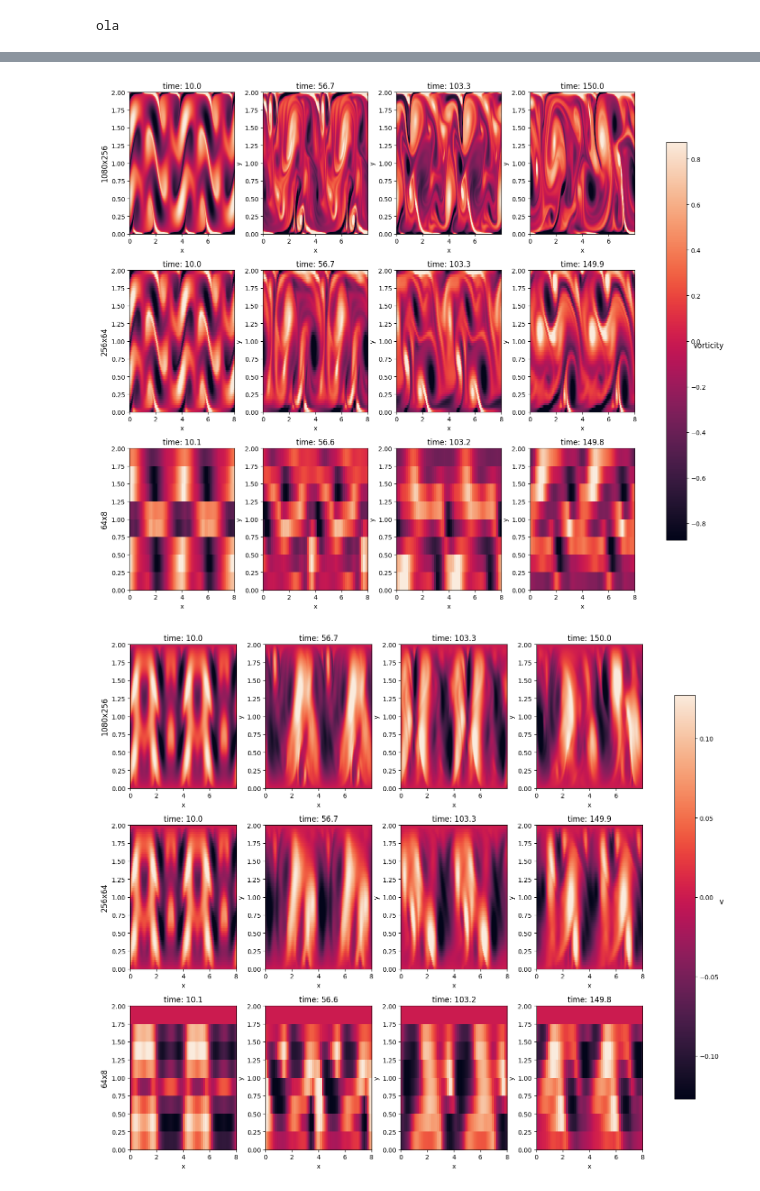
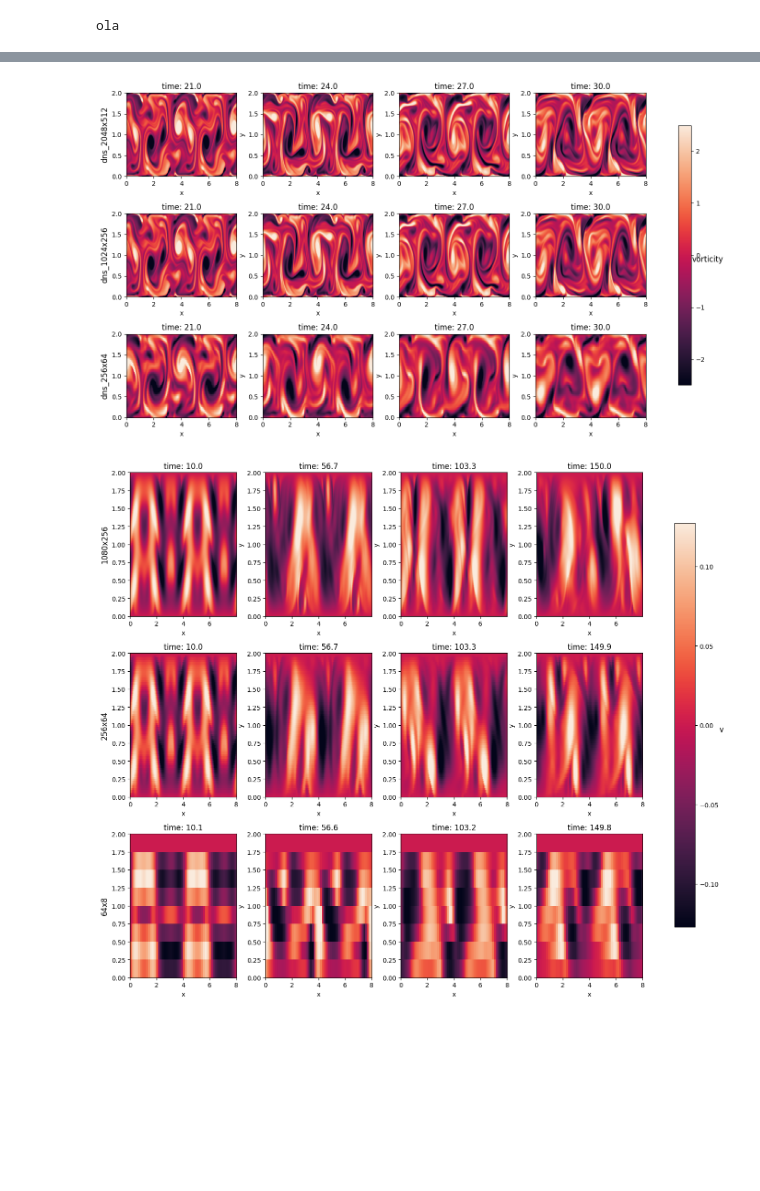
Before and after one commit to diegodelc/jax-cfd, a Jupyter notebook: notebooks/creating_dataset/plotting_templates.ipynb, the cells around one changed output, grey strips where cells are left out. Drawn from its saved outputs; the diff is of its cells as text; code cells hidden in the pictures; blank space fills up the shorter version.

```diff
--- a/notebooks/creating_dataset/plotting_templates.ipynb
+++ b/notebooks/creating_dataset/plotting_templates.ipynb
@@ -137,8 +137,8 @@ def plot_var(models,rows,columns,var,figsize=(15,12)):
         model_name = model['name']
         kill_factor = model['kill_factor']
         label = model['legend']
-        ds = xarray.open_dataset(f'./datasets/'+ model_name +'.nc', chunks={'time': '100MB'})
-#         ds = xarray.open_dataset(f'./../hybrid_model/sims_50_seconds/'+ model_name +'.nc', chunks={'time': '100MB'})
+#         ds = xarray.open_dataset(f'./datasets/'+ model_name +'.nc', chunks={'time': '100MB'})
+        ds = xarray.open_dataset(f'./../hybrid_model/sims_30_seconds/'+ model_name +'.nc', chunks={'time': '100MB'})
 #         ds = ds.isel(sample = 0)
         outer_steps = len(ds.time)
 
@@ -154,14 +154,14 @@ def plot_var(models,rows,columns,var,figsize=(15,12)):
         if var == 'vorticity':
             vort = ds.pipe(vorticity)
 
-        for time_slice in range(warm_up,int(np.floor(outer_steps*kill_factor)),int((outer_steps*kill_factor-warm_up)//(columns-1)-1)):
-#         for time_slice in range(5):
+#         for time_slice in range(warm_up,int(np.floor(outer_steps*kill_factor)),int((outer_steps*kill_factor-warm_up)//(columns-1)-1)):
+        for time_slice in range(6,10):
             if var == 'u':
                 field_var = ds.u[0][time_slice]
             elif var == 'v':
                 field_var = ds.v[0][time_slice]
             elif var == 'vorticity':
-                field_var = vort[0][time_slice]
+                field_var = vort[time_slice]
 
             im = xarray.plot.pcolormesh(field_var, 'x', 'y',add_colorbar = False,cmap=seaborn.cm.rocket,ax = axs[axis],robust=True);
             axs[axis].title.set_text('time: ' + "{:.1f}".format(ds.time[time_slice]))
@@ -194,9 +194,9 @@ def plot_var(models,rows,columns,var,figsize=(15,12)):
 # %%
 with warnings.catch_warnings():
     warnings.simplefilter("ignore")
-    plot_var(models,rows,columns,'vorticity')
+    plot_var(models,rows,columns,'vorticity',figsize=(15,8))
 # %% [output]
-[figure, old version]
+[figure, new version]
 # %%
 with warnings.catch_warnings():
     warnings.simplefilter("ignore")
```
Also changed, not shown: parts of 1 cell of this notebook, 15 other files.
